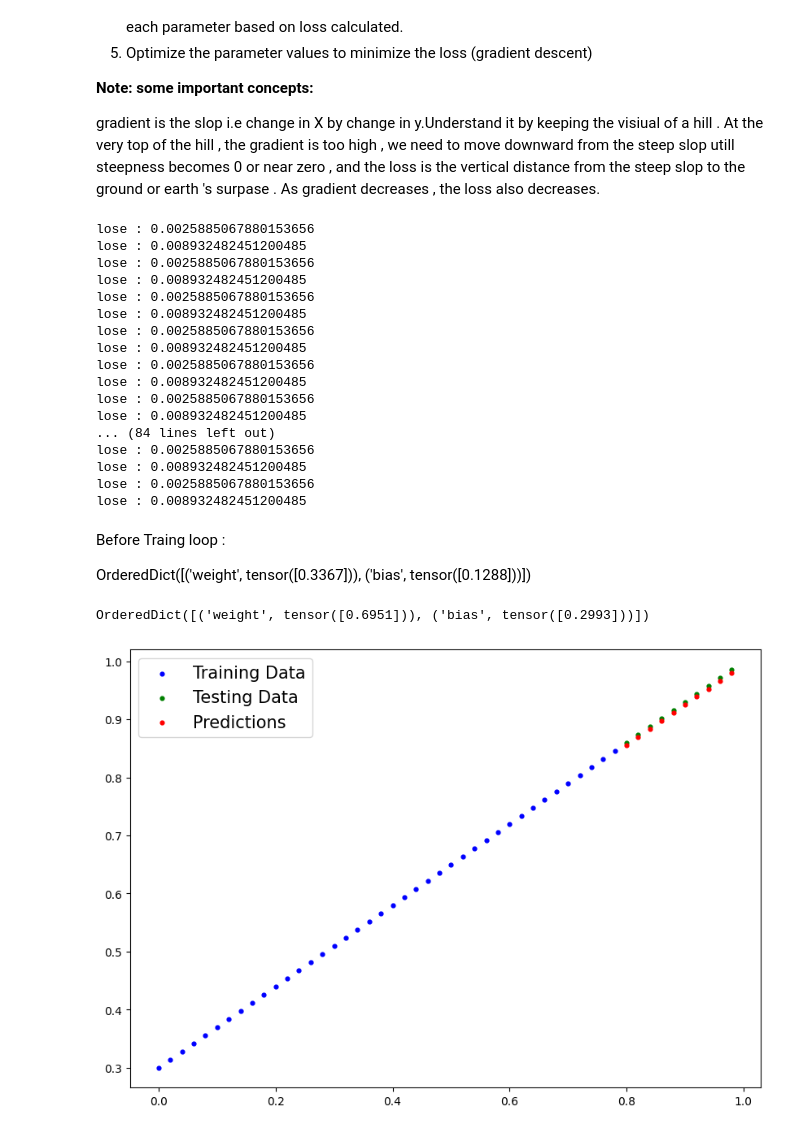
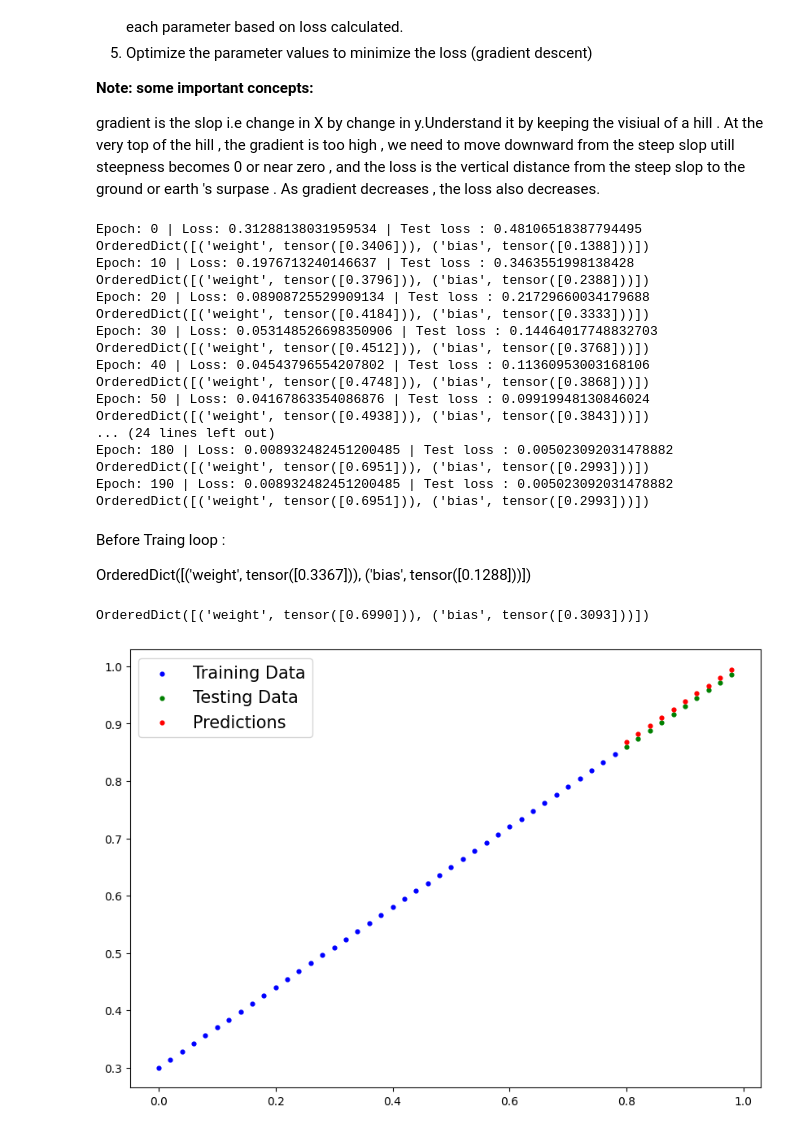
Before and after one commit to arosha27/Week4-LearnPyTorch, a Jupyter notebook: 01_PyTorchWorkflow.ipynb, the cells around one changed output. Drawn from its saved outputs; the diff is of its cells as text; code cells hidden in the pictures.

Commit message:
Model Saved and Loaded Successfully

```diff
--- a/01_PyTorchWorkflow.ipynb
+++ b/01_PyTorchWorkflow.ipynb
@@ -308,12 +308,18 @@ In training loop , we need to do a few things:
 
 gradient is the slop i.e change in X by change in y.Understand it by keeping the visiual of a hill . At the very top of the hill , the gradient is too high , we need to move downward from the steep slop utill steepness becomes 0 or near zero , and the loss is the vertical distance from the steep slop to the ground or earth 's surpase . As gradient decreases , the loss also decreases.
 # %%
+
  torch.manual_seed(42)
 
- epocs = 100 # epocs is the number of times our model is traversing over our data
+ epochs = 200 # epocs is the number of times our model is traversing over our data
+
+ epochs_counts =[]
+ train_loss_values = []
+ test_loss_values = []
+
 #0. loop over the data
 
-for epoc in range(epocs):
+for epoch in range(epochs):
 
   #1.Training The Model
   # the train mode in PyTorch sets all the parameters that gradients requires
@@ -324,7 +330,8 @@ for epoc in range(epocs):
 
   #1.Find Loss
   loss= loss_fn(y_pred,y_train)
-  print(f"lose : {loss}")
+
+
 
   #3.optimizer zero grad i.e setting the optimzer 0 every time entering in the loop to avoids the accomulates which might affect the new gradiends values
   optimizer.zero_grad()
@@ -336,25 +343,43 @@ for epoc in range(epocs):
   optimizer.step()
 
 
-  model_0.eval() #turn off gradient tracking
+  model_0.eval() #turn off differnt settings in the model which are not needed for testing/evaluation
+  with torch.inference_mode(): # turn off gradient tracking & a couple of more things behind the scenes
+    test_pred = model_0(X_test)
+
+    #calculate loss for prediction
+    test_loss = loss_fn(test_pred , y_test)
+
+    #printing what is happening:
+    if epoch % 10 ==0:
+
+      #for keeping track of the model training and predictions
+
+      epochs_counts.append(epoch)
+      train_loss_values.append(loss)
+      test_loss_values.append(test_loss)
+
+      print(f"Epoch: {epoch} | Loss: {loss} | Test loss : {test_loss}")
+      #print out model state i.e parameters
+      print(model_0.state_dict())
 # %% [output]
-lose : 0.0025885067880153656
-lose : 0.008932482451200485
-lose : 0.0025885067880153656
-lose : 0.008932482451200485
-lose : 0.0025885067880153656
-lose : 0.008932482451200485
-lose : 0.0025885067880153656
-lose : 0.008932482451200485
-lose : 0.0025885067880153656
-lose : 0.008932482451200485
-lose : 0.0025885067880153656
-lose : 0.008932482451200485
-... (84 lines left out)
-lose : 0.0025885067880153656
-lose : 0.008932482451200485
-lose : 0.0025885067880153656
-lose : 0.008932482451200485
+Epoch: 0 | Loss: 0.31288138031959534 | Test loss : 0.48106518387794495
+OrderedDict([('weight', tensor([0.3406])), ('bias', tensor([0.1388]))])
+Epoch: 10 | Loss: 0.1976713240146637 | Test loss : 0.3463551998138428
+OrderedDict([('weight', tensor([0.3796])), ('bias', tensor([0.2388]))])
+Epoch: 20 | Loss: 0.08908725529909134 | Test loss : 0.21729660034179688
+OrderedDict([('weight', tensor([0.4184])), ('bias', tensor([0.3333]))])
+Epoch: 30 | Loss: 0.053148526698350906 | Test loss : 0.14464017748832703
+OrderedDict([('weight', tensor([0.4512])), ('bias', tensor([0.3768]))])
+Epoch: 40 | Loss: 0.04543796554207802 | Test loss : 0.11360953003168106
+OrderedDict([('weight', tensor([0.4748])), ('bias', tensor([0.3868]))])
+Epoch: 50 | Loss: 0.04167863354086876 | Test loss : 0.09919948130846024
+OrderedDict([('weight', tensor([0.4938])), ('bias', tensor([0.3843]))])
+... (24 lines left out)
+Epoch: 180 | Loss: 0.008932482451200485 | Test loss : 0.005023092031478882
+OrderedDict([('weight', tensor([0.6951])), ('bias', tensor([0.2993]))])
+Epoch: 190 | Loss: 0.008932482451200485 | Test loss : 0.005023092031478882
+OrderedDict([('weight', tensor([0.6951])), ('bias', tensor([0.2993]))])
 # %% [markdown]
 Before Traing loop :
 
@@ -362,6 +387,10 @@ Before Traing loop :
 # %%
 model_0.state_dict()
 # %% [output]
-OrderedDict([('weight', tensor([0.6951])), ('bias', tensor([0.2993]))])
+OrderedDict([('weight', tensor([0.6990])), ('bias', tensor([0.3093]))])
+# %%
+with torch.inference_mode():
+  y_pred = model_0(X_test)
+  y_pred
 # %%
 #Testing to check if our model training is good or not
@@ -372,4 +397,4 @@ with torch.inference_mode():
 # %%
-plot_predictions(predictions = y_preds)
+plot_predictions(predictions = y_pred)
 # %% [output]
-[figure, old version]
+[figure, new version]
```
Also changed, not shown: parts of 16 cells of this notebook.
